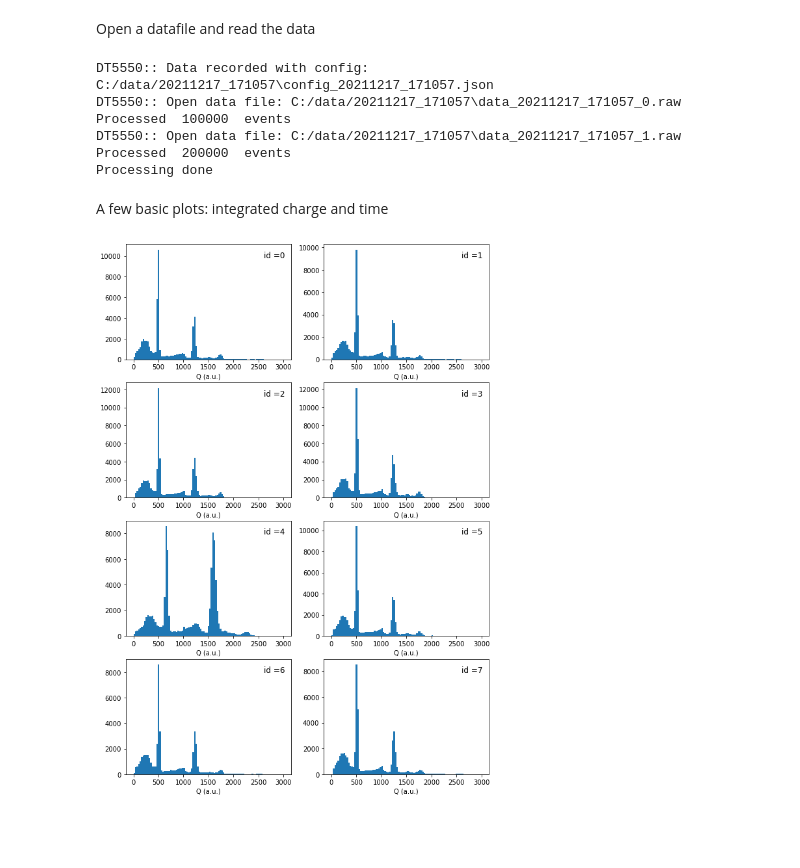
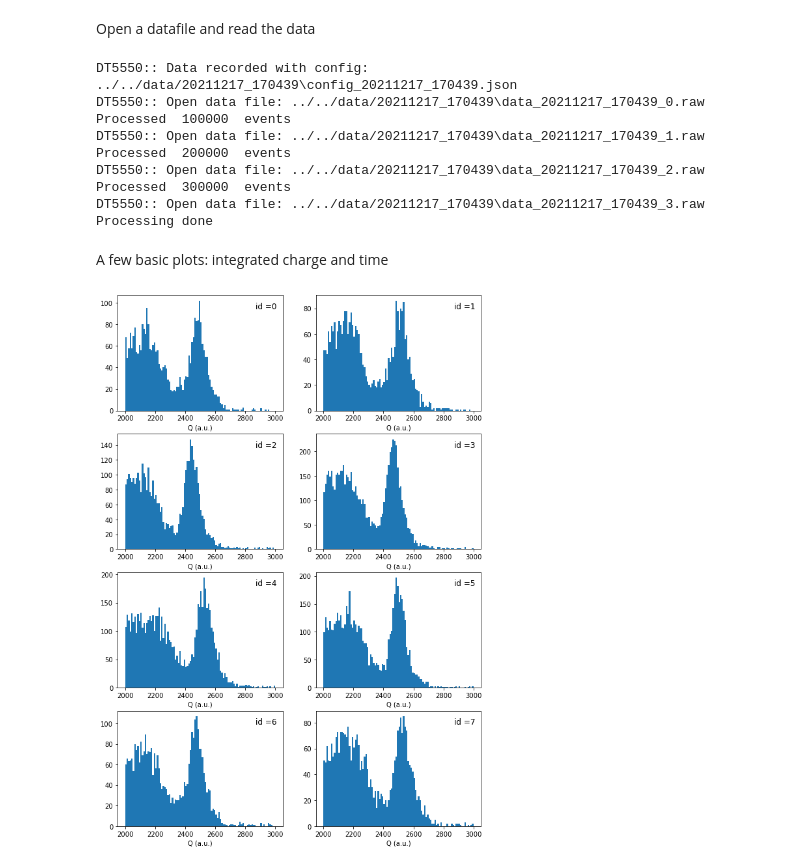
Before and after one commit to acolijn/DT5550_DAQ, a Jupyter notebook: analysis/decode_example.ipynb, the cells around one changed output. Cells and saved outputs as stored; diff of their text form; code cells hidden in the pictures; blank space fills up the shorter version.

```diff
--- a/analysis/decode_example.ipynb
+++ b/analysis/decode_example.ipynb
@@ -75,13 +106,9 @@ Open a datafile and read the data
 #
 # open the datfile
 #
-#io = DT5550(file='../../data/20211213_103444/data_20211213_103444_0.raw')
-io = DT5550(indir='C:/data/20211217_171057/')
-#io = DT5550(indir='C:/data/20211217_145334/')
+io = DT5550(indir='../../data/20211217_170439/')
 
 #io = DT5550(file='../../DT5550_DAQ/daq/ReadoutClient/test0.raw')
-
-
 t0 = []
 t1 = []
 t0c = []
@@ -91,17 +118,27 @@ E1 = []
 Es = []
 nmax = 5
 ifile = 0
+
+nsum = np.zeros([N_DETECTOR])
+nsum_ran = np.zeros([N_DETECTOR])
+
 delta_t = [[] for i in range(N_DETECTOR)]
 
 for file in io.filenames:
     io.open_data(file)
     while io.read_event() == 0:
+        #
+        #
+        #
+
         if io.n_event%100000 == 0:
             print('Processed ',io.n_event,' events')
         # four gamma analysis
         #####four_gamma()
         # timing performance
         two_gamma()
+        # correlation in Co60
+        correlation()
 
         esum = 0
         tsel = []
@@ -126,16 +163,19 @@ delta_t = np.array(delta_t, dtype=object)
 
 print('Processing done')
 # %% [output]
-DT5550:: Data recorded with config:  C:/data/20211217_171057\config_20211217_171057.json
-DT5550:: Open data file: C:/data/20211217_171057\data_20211217_171057_0.raw
+DT5550:: Data recorded with config:  ../../data/20211217_170439\config_20211217_170439.json
+DT5550:: Open data file: ../../data/20211217_170439\data_20211217_170439_0.raw
 Processed  100000  events
-DT5550:: Open data file: C:/data/20211217_171057\data_20211217_171057_1.raw
+DT5550:: Open data file: ../../data/20211217_170439\data_20211217_170439_1.raw
 Processed  200000  events
+DT5550:: Open data file: ../../data/20211217_170439\data_20211217_170439_2.raw
+Processed  300000  events
+DT5550:: Open data file: ../../data/20211217_170439\data_20211217_170439_3.raw
 Processing done
 # %% [markdown]
 A few basic plots: integrated charge and time
 # %%
-io.plot_all(type="charge",bins=99,logy=False, range=(0,3000))
+io.plot_all(type="charge",bins=100,logy=False, range=(2000,3000))
 # %% [output]
-[figure, old version]
+[figure, new version]
 # %%
```
Also changed, not shown: parts of 7 cells of this notebook, 1 other file.
